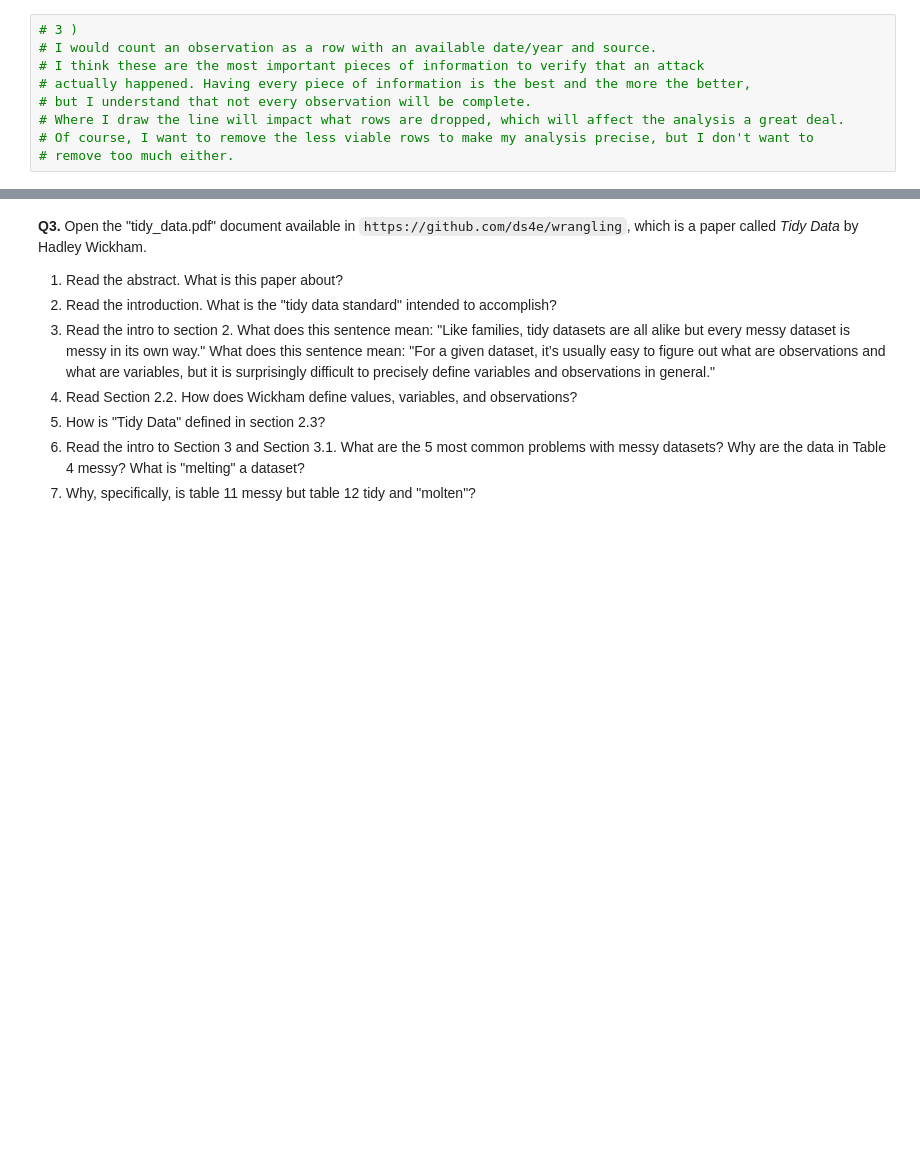
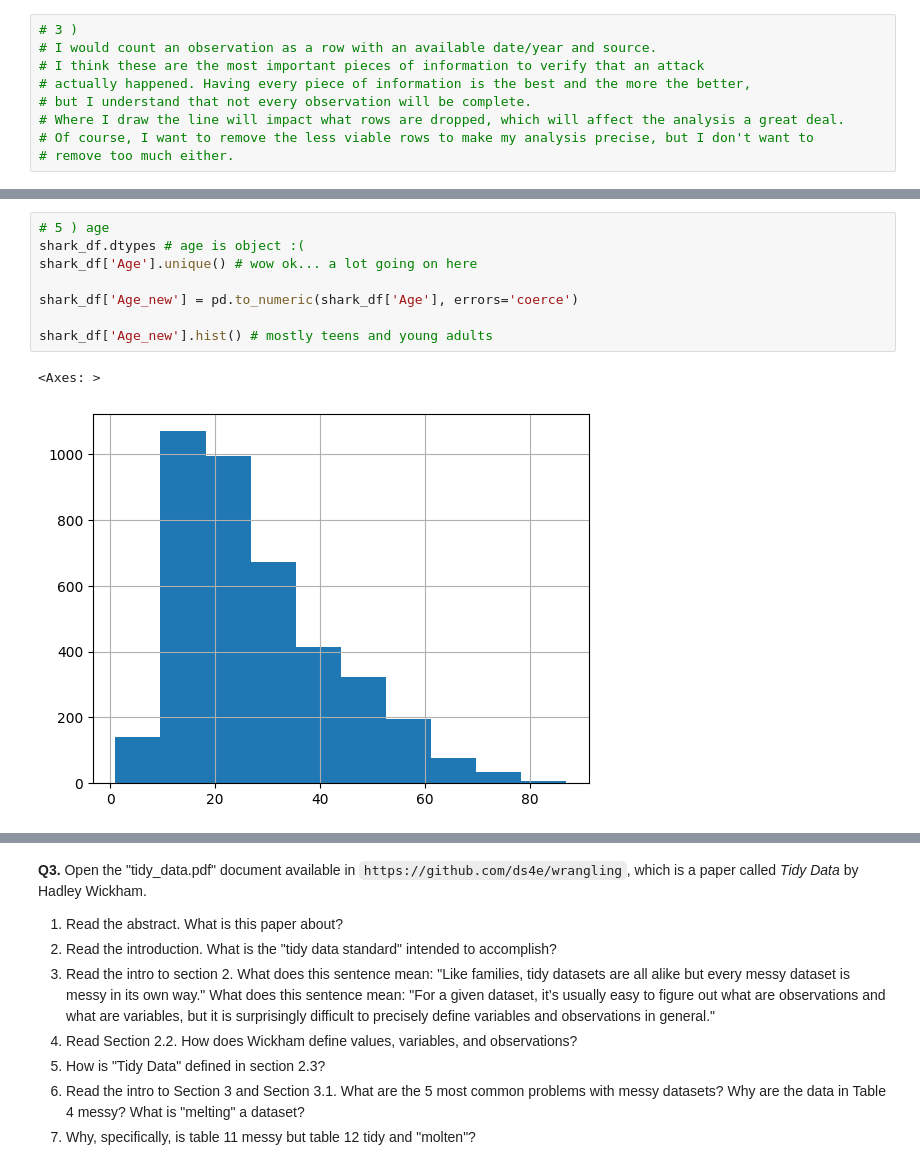
Before and after one commit to AngelikaBaloy/undergrad_ml_assignments, a Jupyter notebook: 01_assignment_wrangling_and_eda.ipynb, the cells around one changed output, grey strips where cells are left out. Cells and saved outputs as stored; diff of their text form; blank space fills up the shorter version.

```diff
--- a/01_assignment_wrangling_and_eda.ipynb
+++ b/01_assignment_wrangling_and_eda.ipynb
@@ -199,0 +191,11 @@ dtype: bool
+# %%
+# 5 ) age
+shark_df.dtypes # age is object :(
+shark_df['Age'].unique() # wow ok... a lot going on here
+
+shark_df['Age_new'] = pd.to_numeric(shark_df['Age'], errors='coerce')
+
+shark_df['Age_new'].hist() # mostly teens and young adults
+# %% [output]
+<Axes: >
+[figure, added]
```
Also changed, not shown: parts of 7 cells of this notebook.
